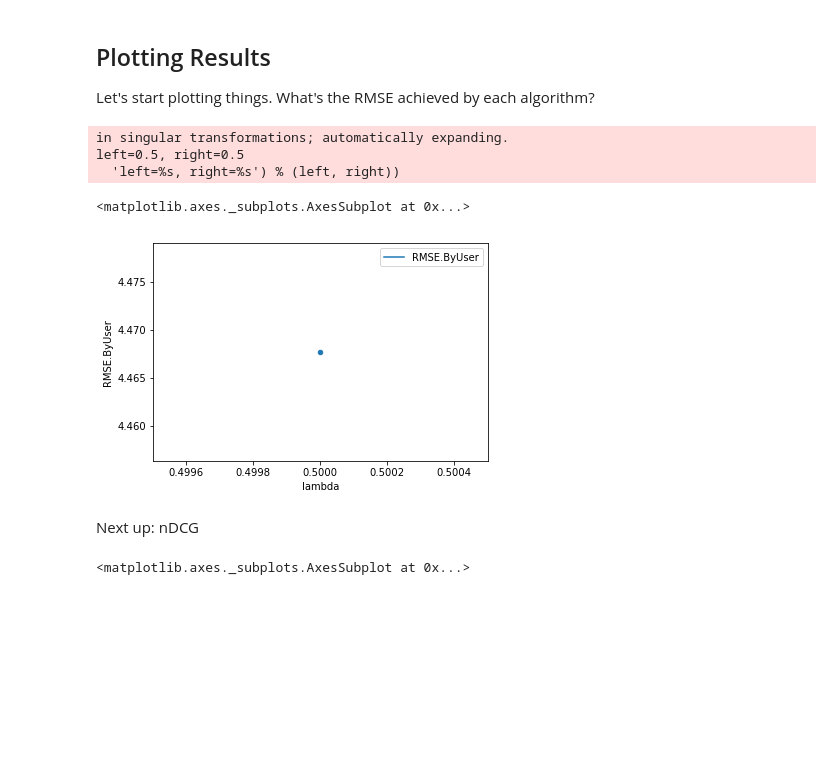
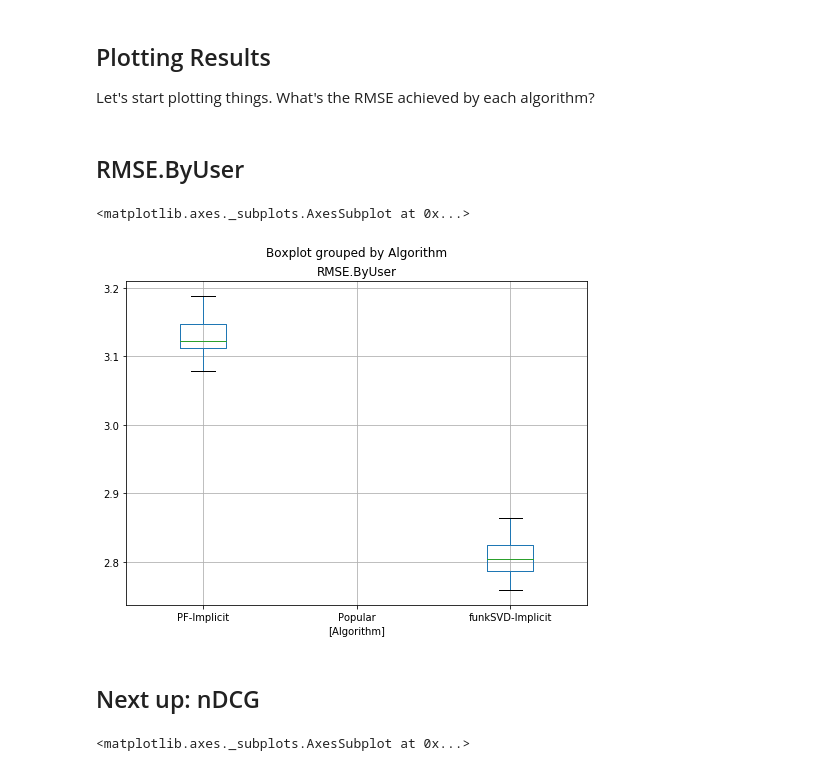
Before and after one commit to KimuraTian/eval-quickstart, a Jupyter notebook: analyze-output.ipynb, the cells around one changed output. Saved outputs shown, nothing was run; the diff lists cells and outputs as text; code cells hidden in the pictures; blank space fills up the shorter version.

```diff
--- a/analyze-output.ipynb
+++ b/analyze-output.ipynb
@@ -79,15 +80,16 @@ df = results.loc[results['lambda'].notnull(),['lambda', 'RMSE.ByUser']].groupby(
 # df.plot.scatter(x=df['lambda'], y=df['RMSE.ByUser'])
 # %%
-ax = df.reset_index().plot.scatter(y='RMSE.ByUser', x='lambda')
-df.plot(ax=ax)
+# ax = df.reset_index().plot.scatter(y='RMSE.ByUser', x='lambda')
+# df.plot(ax=ax)
-# %% [output]
-in singular transformations; automatically expanding.
-left=0.5, right=0.5
-  'left=%s, right=%s') % (left, right))
-<matplotlib.axes._subplots.AxesSubplot at 0x...>
-[figure, removed]
+# %% [markdown]
+## RMSE.ByUser
+# %%
+results.loc[:,['Algorithm', 'RMSE.ByUser']].boxplot(by='Algorithm', figsize=(8,6))
+# %% [output]
+<matplotlib.axes._subplots.AxesSubplot at 0x...>
+[figure, added]
 # %% [markdown]
-Next up: nDCG
+## Next up: nDCG
 # %%
 results.loc[:,['Algorithm', 'Predict.nDCG']].boxplot(by='Algorithm', figsize=(8,6))
 # %% [output]
```
Also changed, not shown: parts of 18 cells of this notebook, 4 other files.
